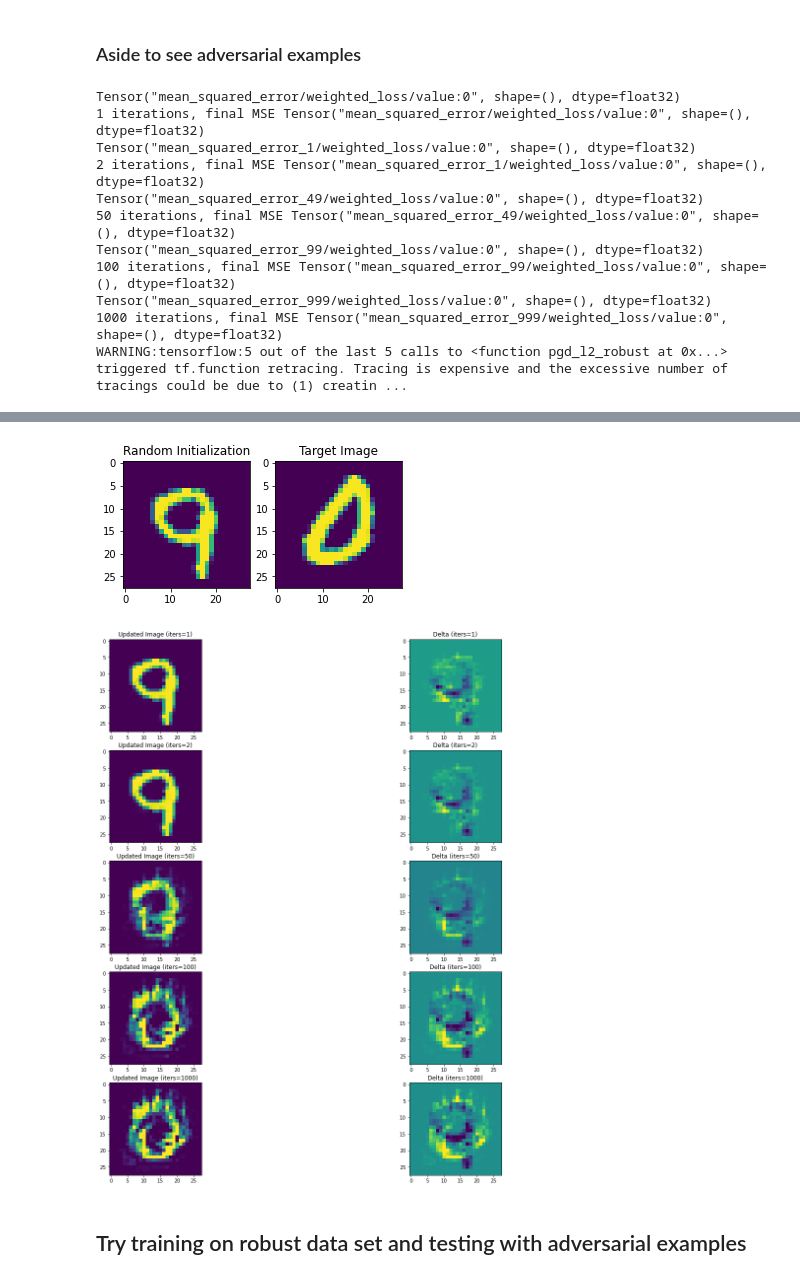
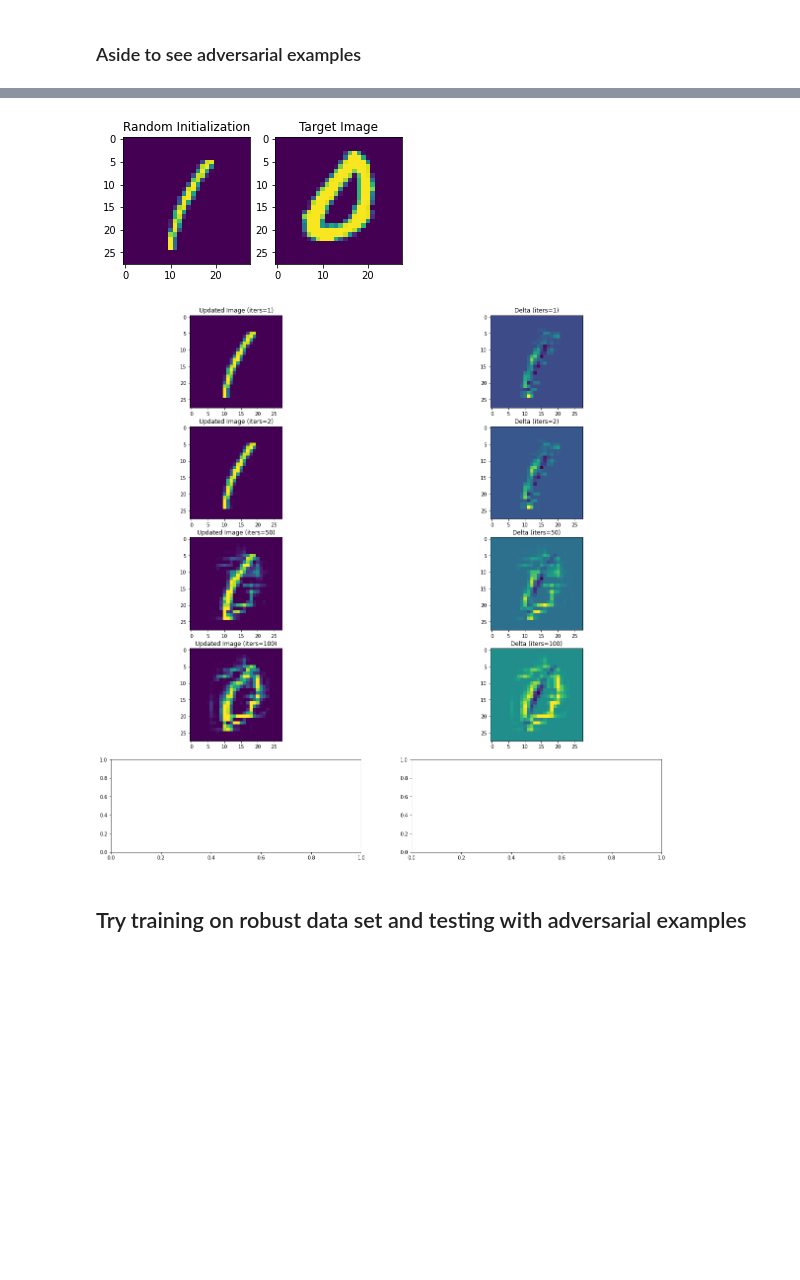
Before and after one commit to kchare/advex_notbugs_features, a Jupyter notebook: notebooks/robust_feature_extraction.ipynb, the cells around one changed output, grey strips where cells are left out. Saved outputs shown, nothing was run; the diff lists cells and outputs as text; code cells hidden in the pictures; blank space fills up the shorter version.

```diff
--- a/notebooks/robust_feature_extraction.ipynb
+++ b/notebooks/robust_feature_extraction.ipynb
@@ -358,7 +358,7 @@ for img, label in unbatched_train:
     starts[1].set_title('Target Image')
 
     fig, axs = plt.subplots(5, 2, figsize=(20,20))
-    for i, iters in enumerate([1,2,50,100,1000]):
+    for i, iters in enumerate([1,2,50,100]):
         learned_delta = pgd_l2_robust(robustifier, rand_img, goal_representation, alpha=0.1, num_iter=iters, example=True)
         robust_update = (rand_img + learned_delta)[0,:,:,:] # trim off first dim
 
@@ -369,14 +369,3 @@ for img, label in unbatched_train:
 
     break
 # %% [output]
-Tensor("mean_squared_error/weighted_loss/value:0", shape=(), dtype=float32)
-1 iterations, final MSE Tensor("mean_squared_error/weighted_loss/value:0", shape=(), dtype=float32)
-Tensor("mean_squared_error_1/weighted_loss/value:0", shape=(), dtype=float32)
-2 iterations, final MSE Tensor("mean_squared_error_1/weighted_loss/value:0", shape=(), dtype=float32)
-Tensor("mean_squared_error_49/weighted_loss/value:0", shape=(), dtype=float32)
-50 iterations, final MSE Tensor("mean_squared_error_49/weighted_loss/value:0", shape=(), dtype=float32)
-Tensor("mean_squared_error_99/weighted_loss/value:0", shape=(), dtype=float32)
-100 iterations, final MSE Tensor("mean_squared_error_99/weighted_loss/value:0", shape=(), dtype=float32)
-Tensor("mean_squared_error_999/weighted_loss/value:0", shape=(), dtype=float32)
-1000 iterations, final MSE Tensor("mean_squared_error_999/weighted_loss/value:0", shape=(), dtype=float32)
-WARNING:tensorflow:5 out of the last 5 calls to <function pgd_l2_robust at 0x...> triggered tf.function retracing. Tracing is expensive and the excessive number of tracings could be due to (1) creatin ...
@@ -384,5 +372,5 @@ WARNING:tensorflow:5 out of the last 5 calls to <function pgd_l2_robust at 0x...
-[figure, old version]
+[figure, new version]
-[figure, old version]
+[figure, new version]
 # %% [markdown]
 ## Try training on robust data set and testing with adversarial examples
 # %%
```
Also changed, not shown: parts of 4 cells of this notebook.
